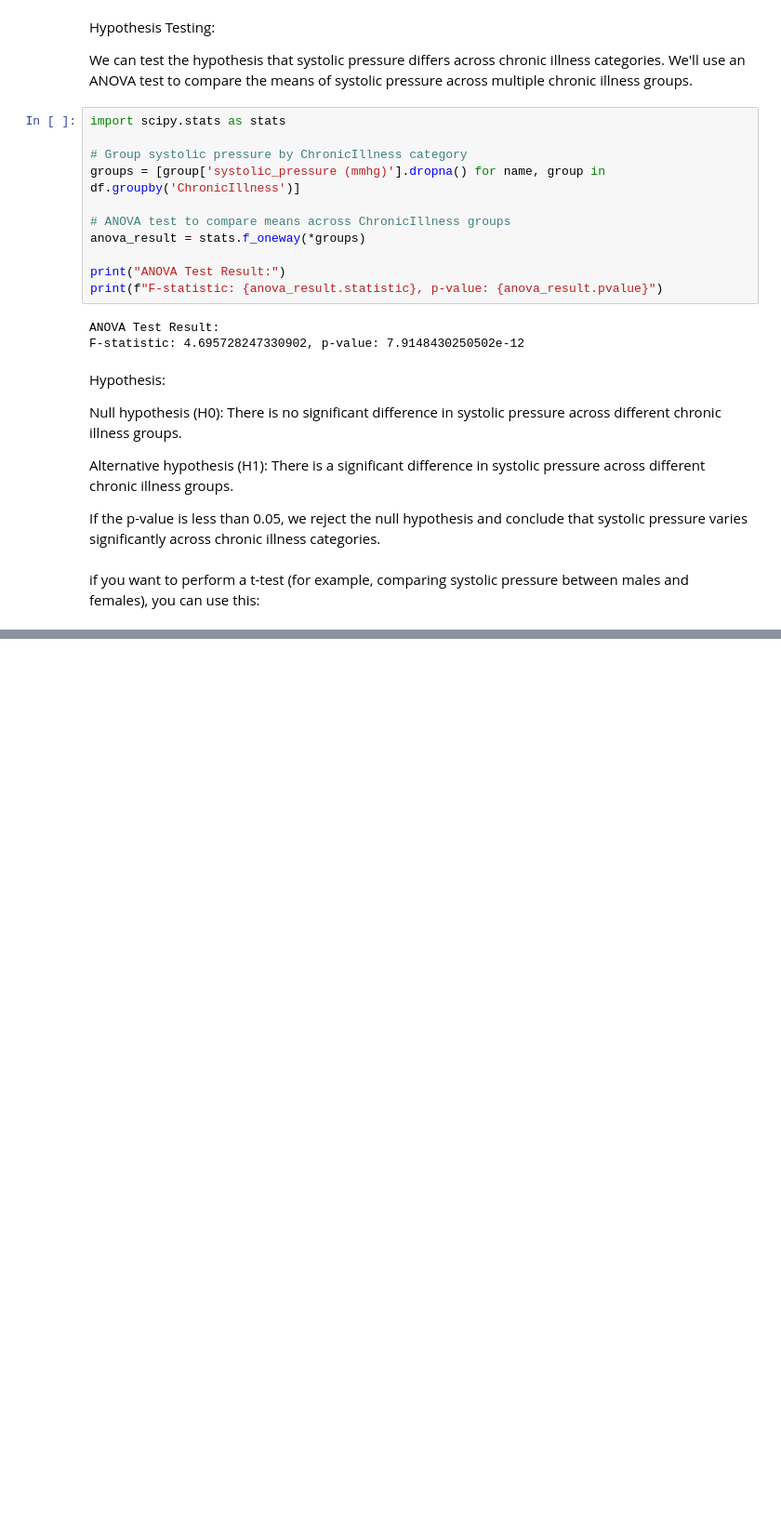
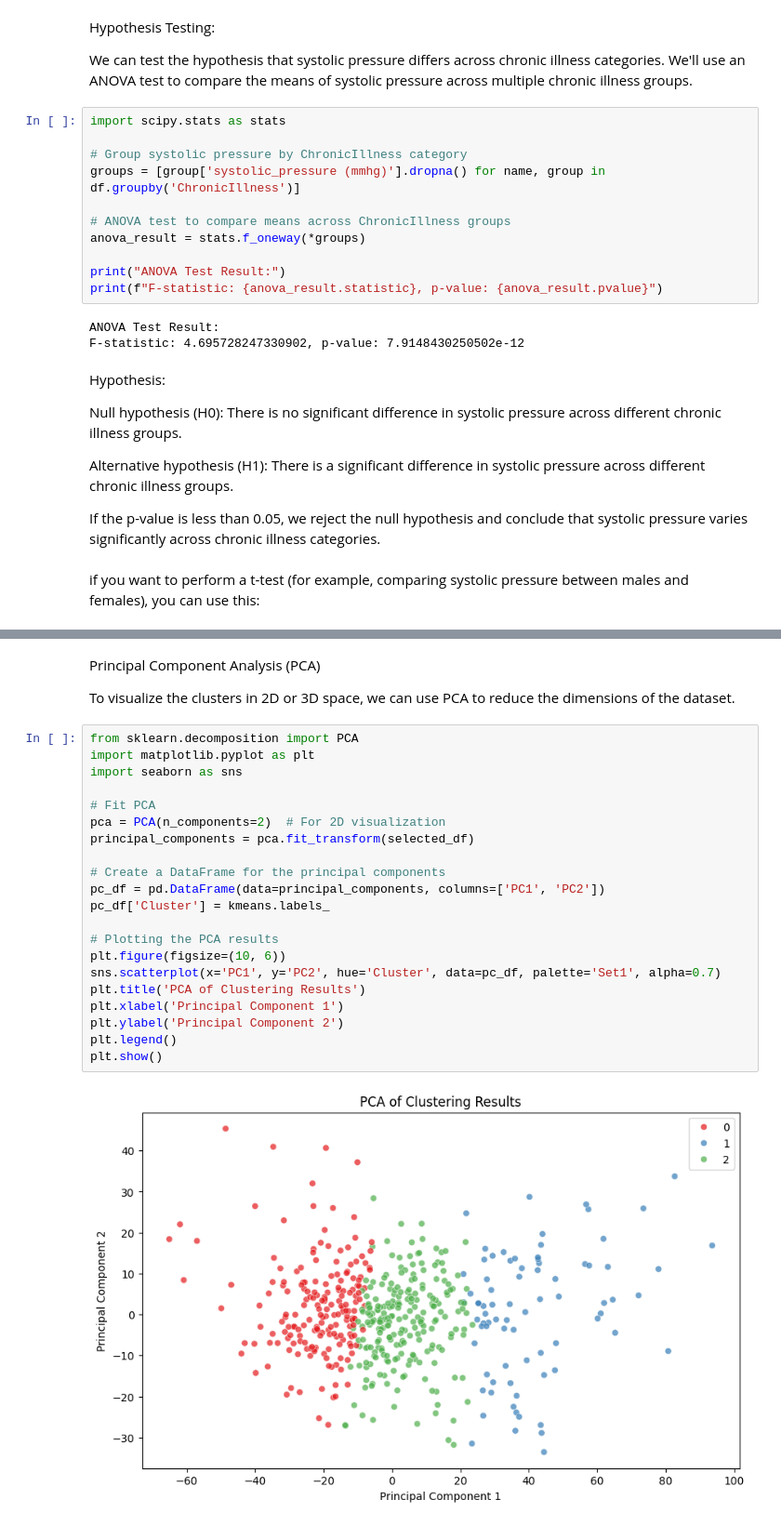
Before and after one commit to JayddieTech/Non-communicable-diseases-clustering, a Jupyter notebook: clustering.ipynb, the cells around one changed output, grey strips where cells are left out. Shown at 93% size. Saved outputs shown, nothing was run; the diff lists cells and outputs as text; blank space fills up the shorter version.

```diff
--- a/clustering.ipynb
+++ b/clustering.ipynb
@@ -429,0 +643,27 @@ T-Test Results for Systolic Pressure by Chronic Illness - t-statistic: 4.8138954
+# %% [markdown]
+Principal Component Analysis (PCA)
+
+To visualize the clusters in 2D or 3D space, we can use PCA to reduce the dimensions of the dataset.
+# %%
+from sklearn.decomposition import PCA
+import matplotlib.pyplot as plt
+import seaborn as sns
+
+# Fit PCA
+pca = PCA(n_components=2)  # For 2D visualization
+principal_components = pca.fit_transform(selected_df)
+
+# Create a DataFrame for the principal components
+pc_df = pd.DataFrame(data=principal_components, columns=['PC1', 'PC2'])
+pc_df['Cluster'] = kmeans.labels_
+
+# Plotting the PCA results
+plt.figure(figsize=(10, 6))
+sns.scatterplot(x='PC1', y='PC2', hue='Cluster', data=pc_df, palette='Set1', alpha=0.7)
+plt.title('PCA of Clustering Results')
+plt.xlabel('Principal Component 1')
+plt.ylabel('Principal Component 2')
+plt.legend()
+plt.show()
+# %% [output]
+[figure, added]
```
Also changed, not shown: parts of 30 cells of this notebook, 3 other files.
